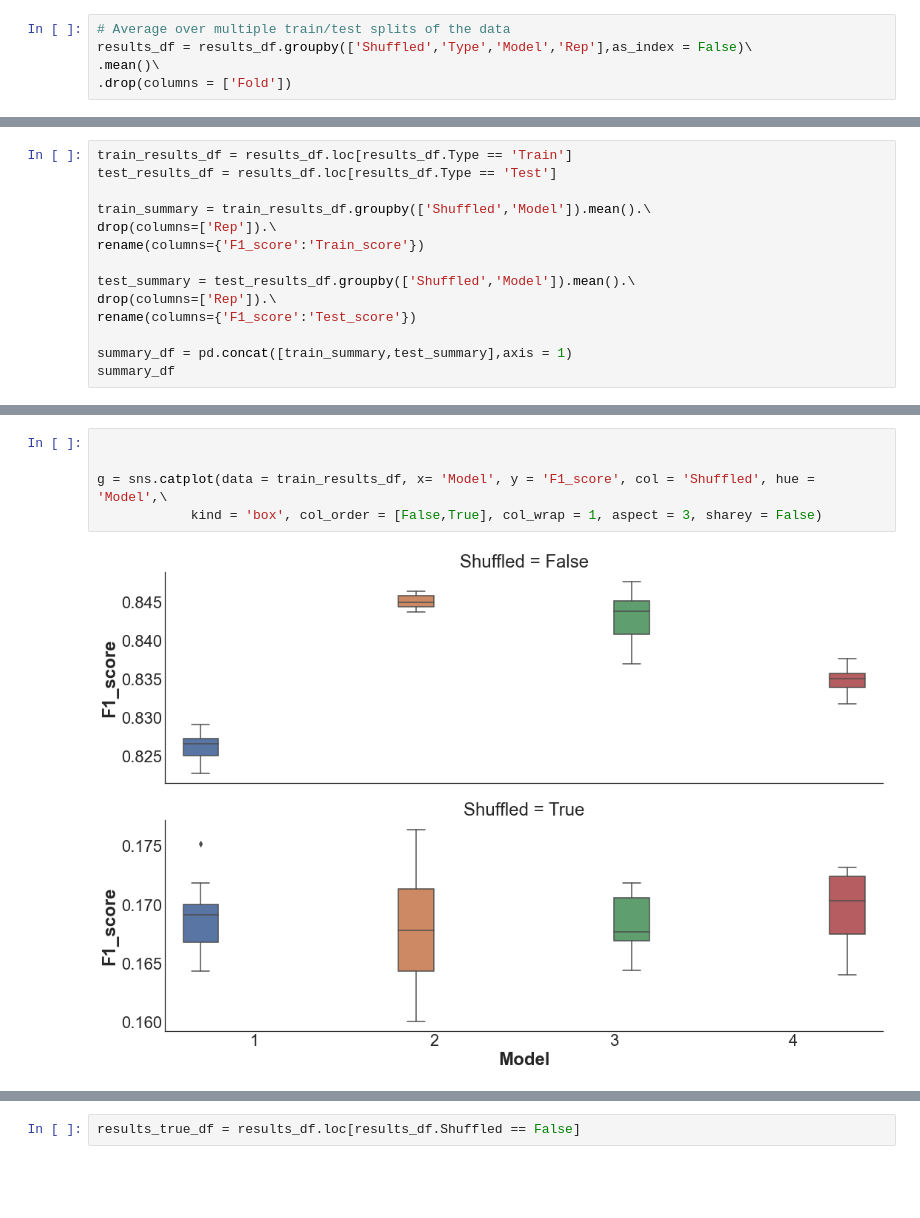
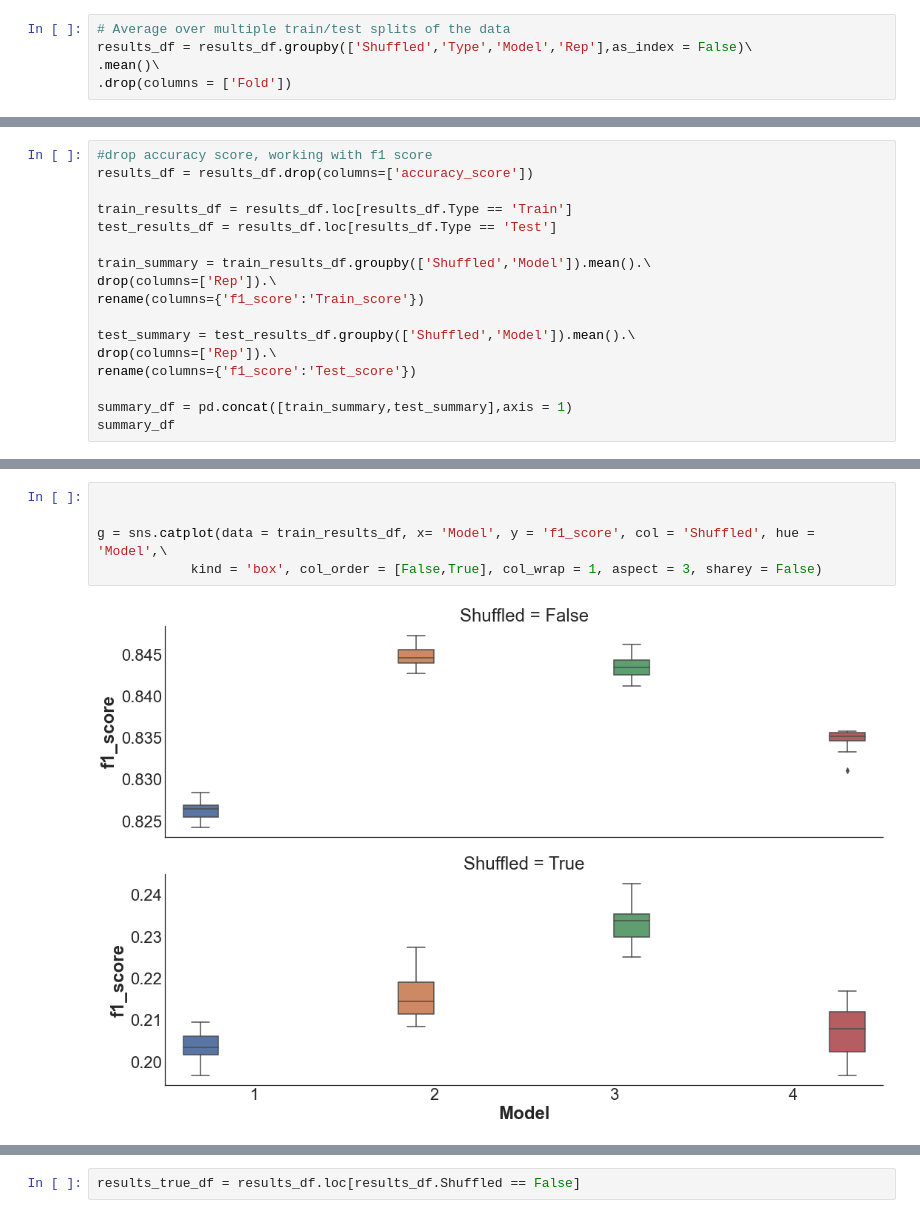
Before and after one commit to cechava/EMG_gestures, a Jupyter notebook: demo_notebooks/[dev]visualize_xsubject_robustness_joint_training-log_reg.ipynb, the cells around one changed output, grey strips where cells are left out. Saved outputs shown, nothing was run; the diff lists cells and outputs as text; blank space fills up the shorter version.

Commit message:
added visualization of preliminary cross_subject approaches

```diff
--- a/demo_notebooks/visualize_xsubject_robustness_joint_training_models-Copy1.ipynb
+++ b/demo_notebooks/[dev]visualize_xsubject_robustness_joint_training-log_reg.ipynb
@@ -60,14 +65,17 @@ results_df.head()
 # %%
+#drop accuracy score, working with f1 score
+results_df = results_df.drop(columns=['accuracy_score'])
+
 train_results_df = results_df.loc[results_df.Type == 'Train']
 test_results_df = results_df.loc[results_df.Type == 'Test']
 
 train_summary = train_results_df.groupby(['Shuffled','Model']).mean().\
 drop(columns=['Rep']).\
-rename(columns={'F1_score':'Train_score'})
+rename(columns={'f1_score':'Train_score'})
 
 test_summary = test_results_df.groupby(['Shuffled','Model']).mean().\
 drop(columns=['Rep']).\
-rename(columns={'F1_score':'Test_score'})
+rename(columns={'f1_score':'Test_score'})
 
 summary_df = pd.concat([train_summary,test_summary],axis = 1)
 summary_df
@@ -85,8 +93,8 @@ summary_df
 # %%
 
 
-g = sns.catplot(data = train_results_df, x= 'Model', y = 'F1_score', col = 'Shuffled', hue = 'Model',\
+g = sns.catplot(data = train_results_df, x= 'Model', y = 'f1_score', col = 'Shuffled', hue = 'Model',\
             kind = 'box', col_order = [False,True], col_wrap = 1, aspect = 3, sharey = False)
 # %% [output]
-[figure, old version]
+[figure, new version]
 # %%
```
Also changed, not shown: parts of 4 cells of this notebook.
